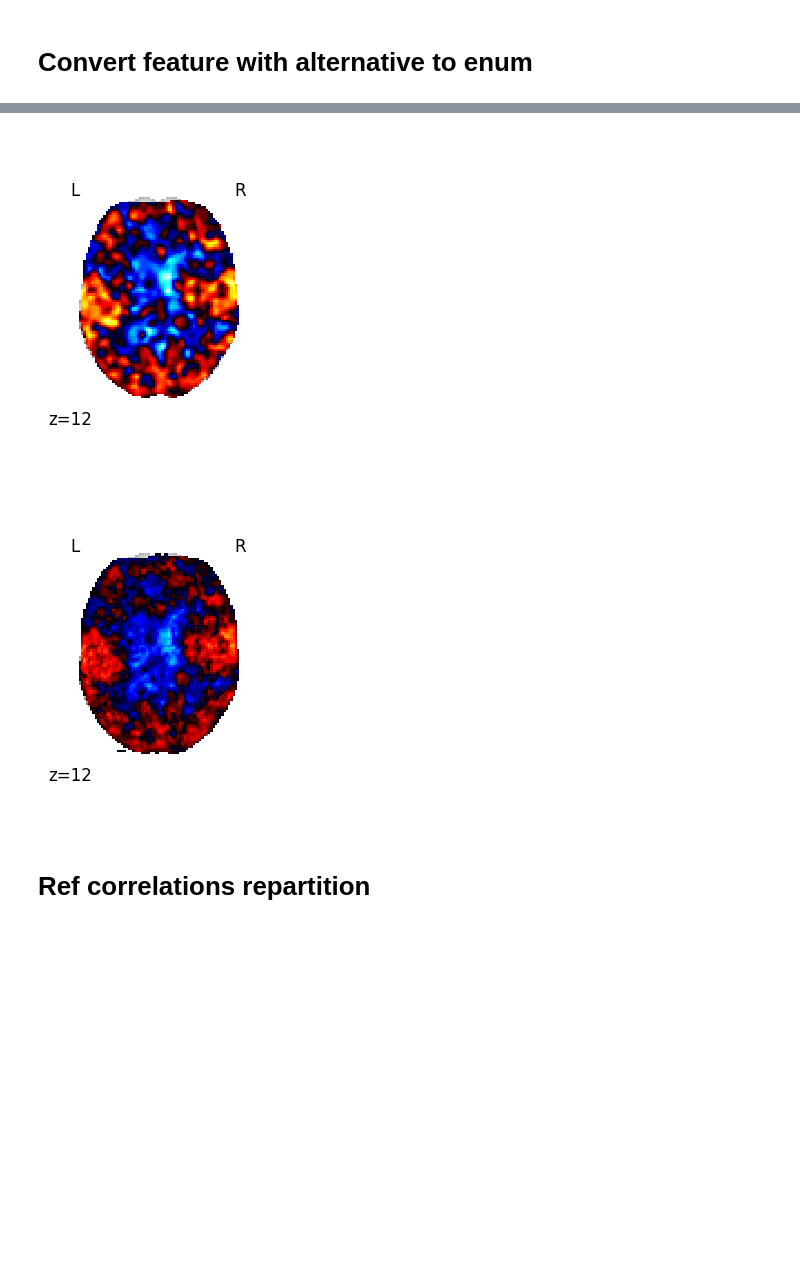
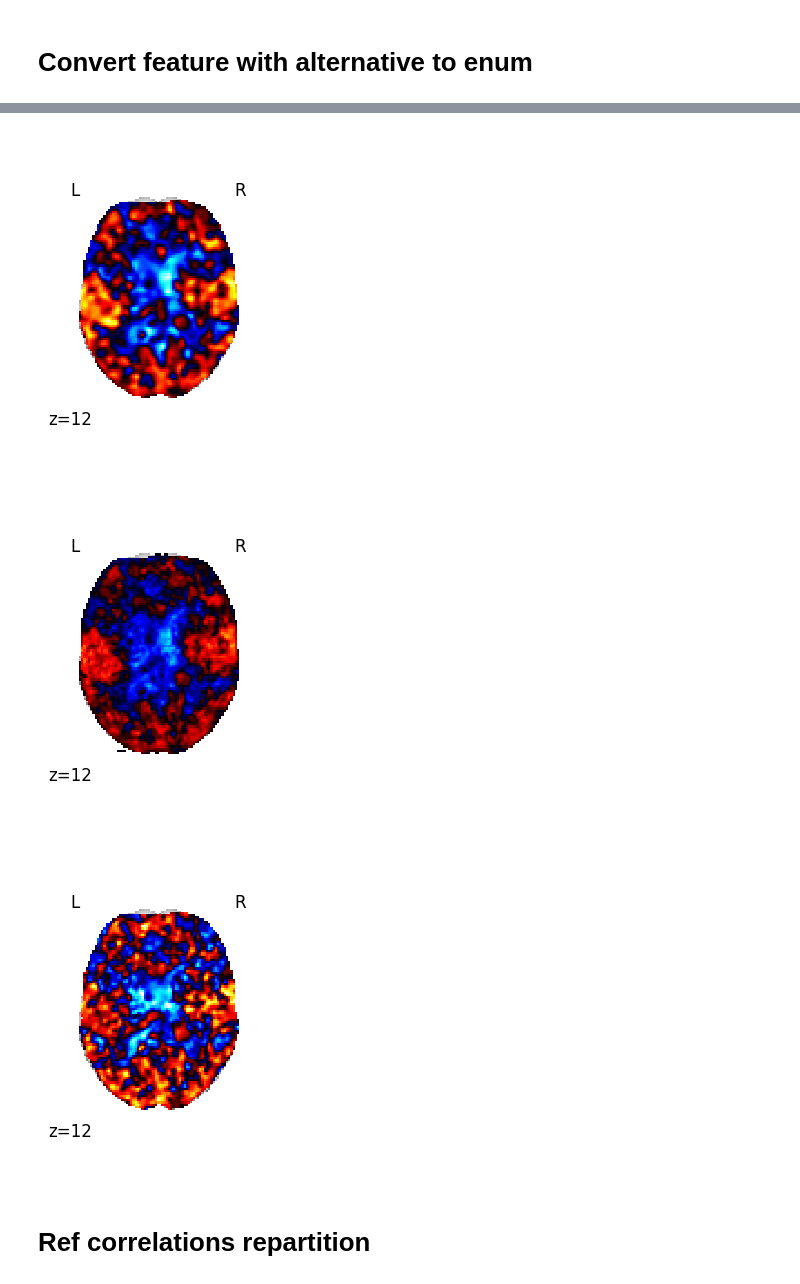
Before and after one commit to Inria-Empenn/fmri_feature_model, a Jupyter notebook: analysis/auditory/auditory_analysis.ipynb, the cells around one changed output, grey strips where cells are left out. Drawn from its saved outputs; the diff is of its cells as text; code cells hidden in the pictures; blank space fills up the shorter version.

```diff
--- a/analysis/auditory/auditory_analysis.ipynb
+++ b/analysis/auditory/auditory_analysis.ipynb
@@ -322,33 +330,39 @@ img = nimg.load_img(os.path.join(basedir, "a0ac2cfb2dd5b4126a2685b9fd3dbbc684503
 plotting.plot_stat_map(img, cut_coords=z_coords, display_mode='z', vmin=-3, vmax=3, colorbar=False)
 
 img = nimg.load_img(os.path.join(basedir, "77e348f1a75f714ef2dc0ea511d947e9a75313c49d4a8bc61af005e5e6b7d60e", '_subject_id_01', 'result.nii'))
 plotting.plot_stat_map(img, cut_coords=z_coords, display_mode='z', vmin=-3, vmax=3, colorbar=False )
 plt.show()
 
 img = nimg.load_img(os.path.join(basedir, "2a1ceb762569a197fec6a7d42057663a9b2101b9d4e5dc077a720e3fcf9c4064", '_subject_id_01', 'result.nii'))
 plotting.plot_stat_map(img, cut_coords=z_coords, display_mode='z', vmin=-3, vmax=3, colorbar=False)
 plt.show()
 
 img = nimg.load_img(os.path.join(basedir, "8a2c15247b6e5e3ca4367b3b26f513e93f6572b3abbbc2f18f7542ce4f255105", '_subject_id_01', 'result.nii'))
 plotting.plot_stat_map(img, cut_coords=z_coords, display_mode='z', vmin=-3, vmax=3, colorbar=False)
 plt.show()
 
 img = nimg.load_img(os.path.join(basedir, "ref", '_subject_id_01', 'result.nii'))
 # seuilage à 3.2
 plotting.plot_stat_map(img, cut_coords=z_coords, display_mode='z', vmin=-3, vmax=3, colorbar=False)
 plt.show()
 
 img = nimg.load_img(os.path.join(basedir, 'mean_result.nii'))
 # seuilage à 3.2
 plotting.plot_stat_map(img, cut_coords=z_coords, display_mode='z', vmin=-3, vmax=3, colorbar=False)
 plt.show()
+
+img = nimg.load_img(os.path.join(basedir, "05a74cdcbd5faa976b866eec5a083de5e3945cc85a8971c44863127732e7026d", '_subject_id_01', 'result.nii'))
+# seuilage à 3.2
+plotting.plot_stat_map(img, cut_coords=z_coords, display_mode='z', vmin=-3, vmax=3, colorbar=False)
+plt.show()
 # %% [output]
 [figure]
 [figure]
 [figure]
 [figure]
 [figure]
 [figure]
+[figure, added]
 # %% [markdown]
 # Ref correlations repartition
 # %%
```
Also changed, not shown: parts of 1 cell of this notebook.
